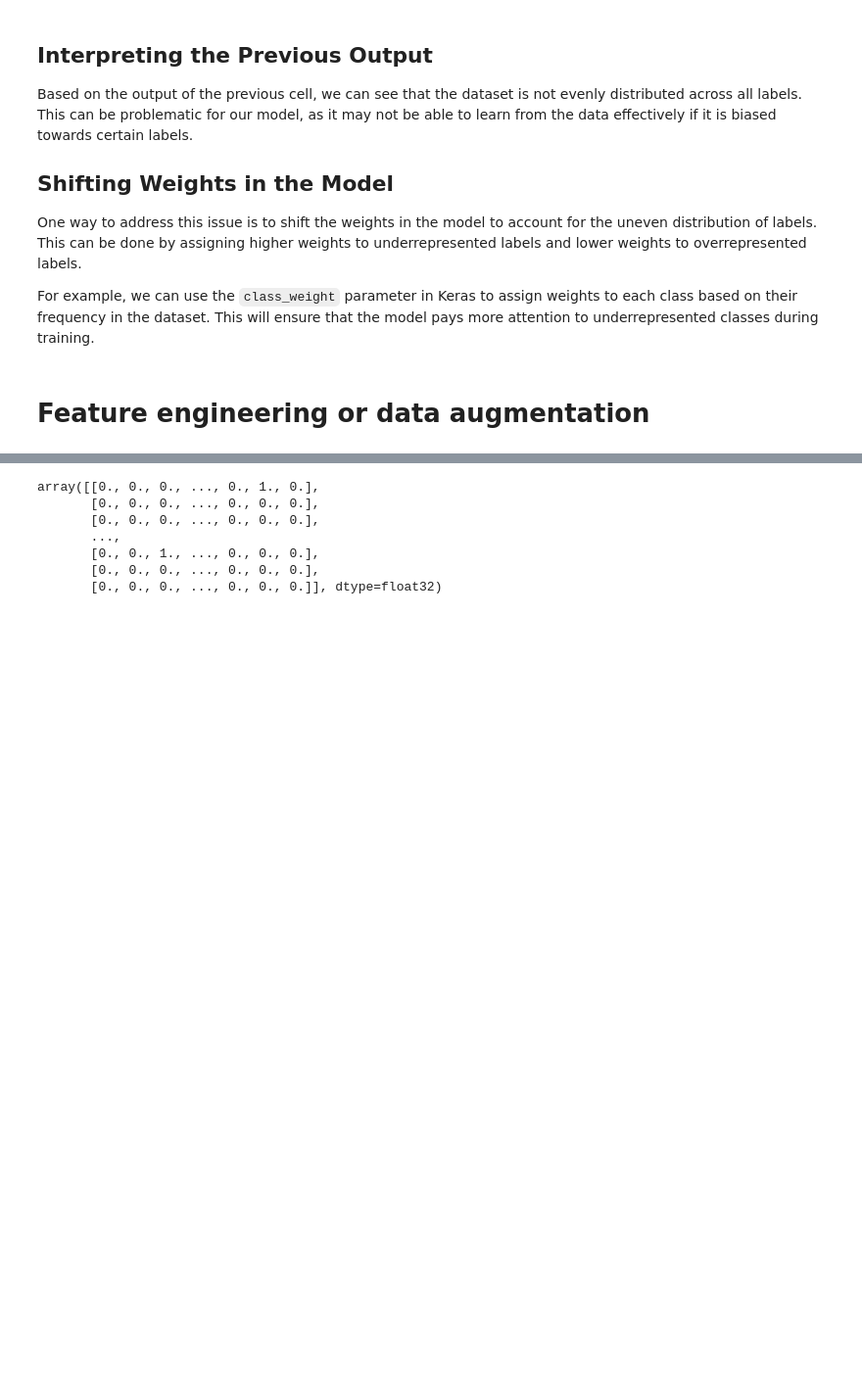
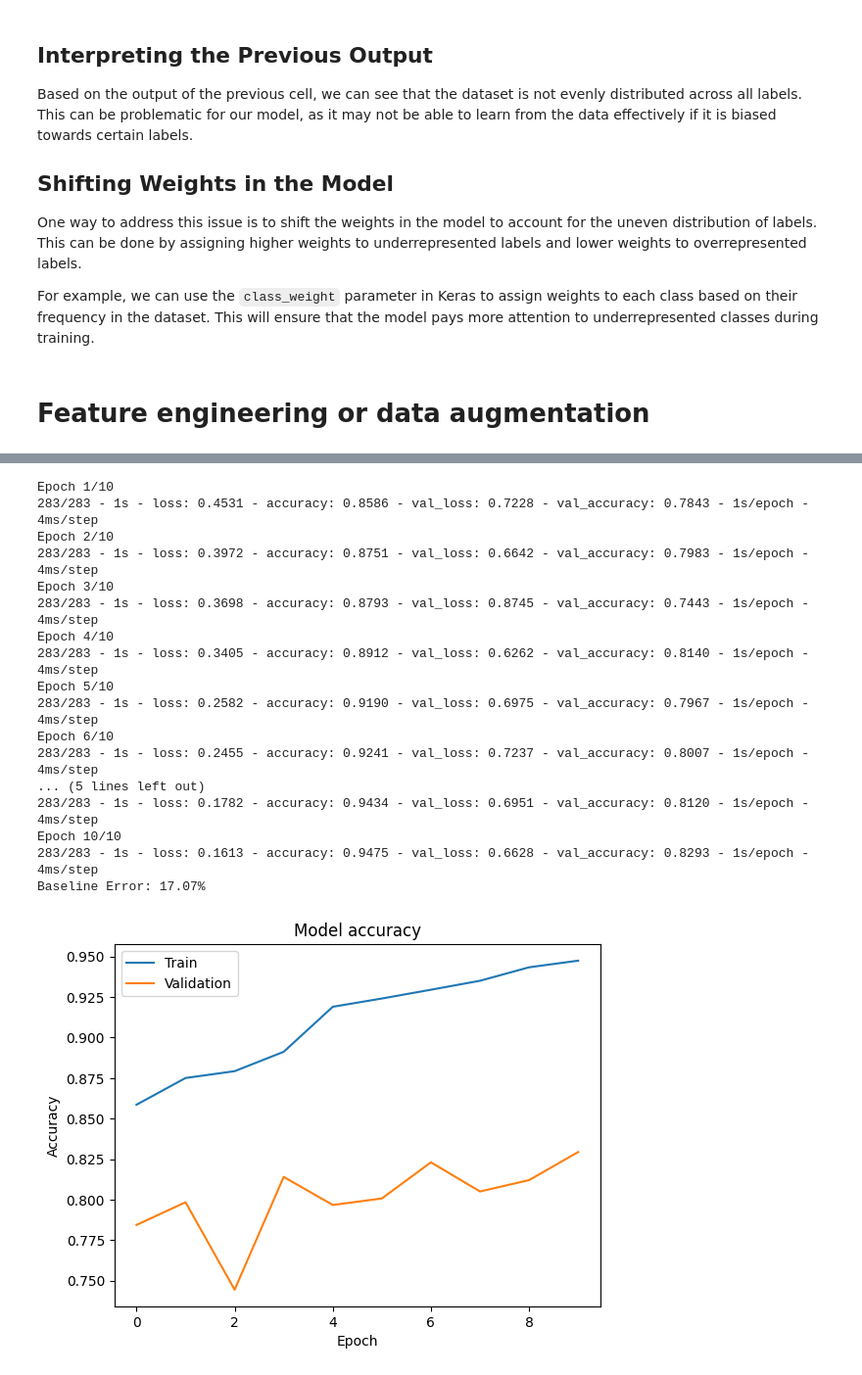
Before and after one commit to Grobbina/DELE, a Jupyter notebook: CNN.ipynb, the cells around one changed output, grey strips where cells are left out. Shown at 98% size. Drawn from its saved outputs; the diff is of its cells as text; code cells hidden in the pictures; blank space fills up the shorter version.

```diff
--- a/CNN.ipynb
+++ b/CNN.ipynb
@@ -394,10 +529,33 @@ Baseline Error: 17.40%
-# %%
-train31_labels
-# %% [output]
-array([[0., 0., 0., ..., 0., 1., 0.],
-       [0., 0., 0., ..., 0., 0., 0.],
-       [0., 0., 0., ..., 0., 0., 0.],
-       ...,
-       [0., 0., 1., ..., 0., 0., 0.],
-       [0., 0., 0., ..., 0., 0., 0.],
-       [0., 0., 0., ..., 0., 0., 0.]], dtype=float32)
+# %%
+# 31x31 LeNet
+
+model = Lenet(31)
+model.compile(optimizer='adam',
+              loss= 'categorical_crossentropy',
+              metrics=['accuracy'])
+history = model_31.fit(X_train31, train_labels, validation_data=(X_val31, validation_labels),
+ epochs=10, batch_size=32, verbose=2)
+scores = model_31.evaluate(X_val31, validation_labels, verbose=0)
+print("Baseline Error: %.2f%%" % (100-scores[1]*100))
+
+plot_history(history)
+df31.loc[len(df31)] = ['LeNet', history.history['accuracy'][-1], history.history['val_accuracy'][-1], history.history['loss'][-1], history.history['val_loss'][-1]]
+# %% [output]
+Epoch 1/10
+283/283 - 1s - loss: 0.4531 - accuracy: 0.8586 - val_loss: 0.7228 - val_accuracy: 0.7843 - 1s/epoch - 4ms/step
+Epoch 2/10
+283/283 - 1s - loss: 0.3972 - accuracy: 0.8751 - val_loss: 0.6642 - val_accuracy: 0.7983 - 1s/epoch - 4ms/step
+Epoch 3/10
+283/283 - 1s - loss: 0.3698 - accuracy: 0.8793 - val_loss: 0.8745 - val_accuracy: 0.7443 - 1s/epoch - 4ms/step
+Epoch 4/10
+283/283 - 1s - loss: 0.3405 - accuracy: 0.8912 - val_loss: 0.6262 - val_accuracy: 0.8140 - 1s/epoch - 4ms/step
+Epoch 5/10
+283/283 - 1s - loss: 0.2582 - accuracy: 0.9190 - val_loss: 0.6975 - val_accuracy: 0.7967 - 1s/epoch - 4ms/step
+Epoch 6/10
+283/283 - 1s - loss: 0.2455 - accuracy: 0.9241 - val_loss: 0.7237 - val_accuracy: 0.8007 - 1s/epoch - 4ms/step
+... (5 lines left out)
+283/283 - 1s - loss: 0.1782 - accuracy: 0.9434 - val_loss: 0.6951 - val_accuracy: 0.8120 - 1s/epoch - 4ms/step
+Epoch 10/10
+283/283 - 1s - loss: 0.1613 - accuracy: 0.9475 - val_loss: 0.6628 - val_accuracy: 0.8293 - 1s/epoch - 4ms/step
+Baseline Error: 17.07%
+[figure, added]
```
Also changed, not shown: parts of 20 cells of this notebook.
